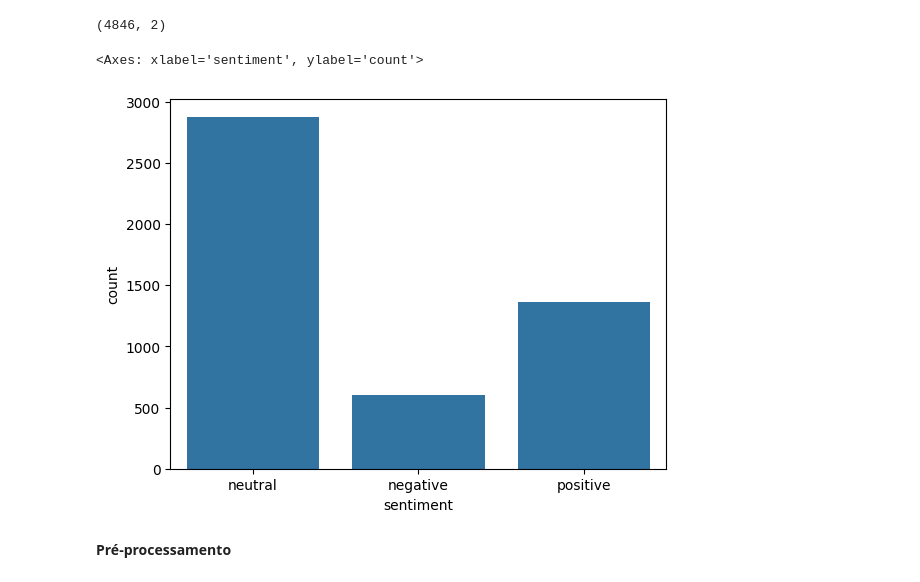
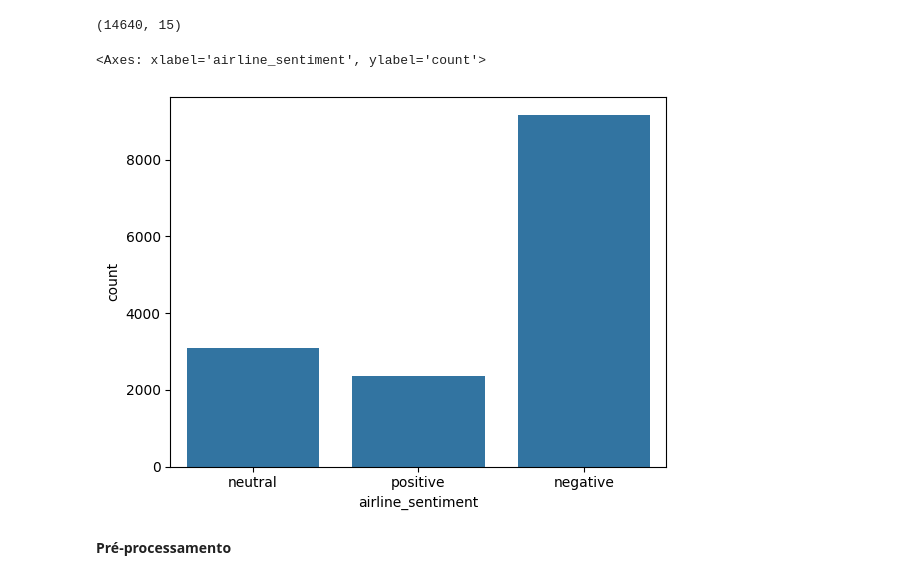
Before and after one commit to LuirysN/SVM-x-LSTM-com-dados-desbalanceados, a Jupyter notebook: dataset tweets/svm/3- svm_balancing_oversampling.ipynb, the cells around one changed output. Cells and saved outputs as stored; diff of their text form; code cells hidden in the pictures.

```diff
--- a/dataset tweets/svm/3- svm_balancing_oversampling.ipynb
+++ b/dataset tweets/svm/3- svm_balancing_oversampling.ipynb
@@ -49,7 +110,7 @@ from sklearn.svm import LinearSVC
 # %%
 #importando dataset
 
-df = pd.read_csv("all-data.csv")
+df = pd.read_csv("../Tweets.csv")
 # %%
 df.head(5)
 # %% [output]
@@ -62,12 +123,12 @@ df.head(5)
 # %%
 df.shape
 # %% [output]
-(4846, 2)
+(14640, 15)
 # %%
-sns.countplot(x="sentiment", data=df) # Quantidade de classes
+sns.countplot(x="airline_sentiment", data=df) # Quantidade de classes
 # %% [output]
-<Axes: xlabel='sentiment', ylabel='count'>
+<Axes: xlabel='airline_sentiment', ylabel='count'>
-[figure, old version]
+[figure, new version]
 # %% [markdown]
 **Pré-processamento**
 # %%
```
Also changed, not shown: parts of 23 cells of this notebook, 1 other file.
